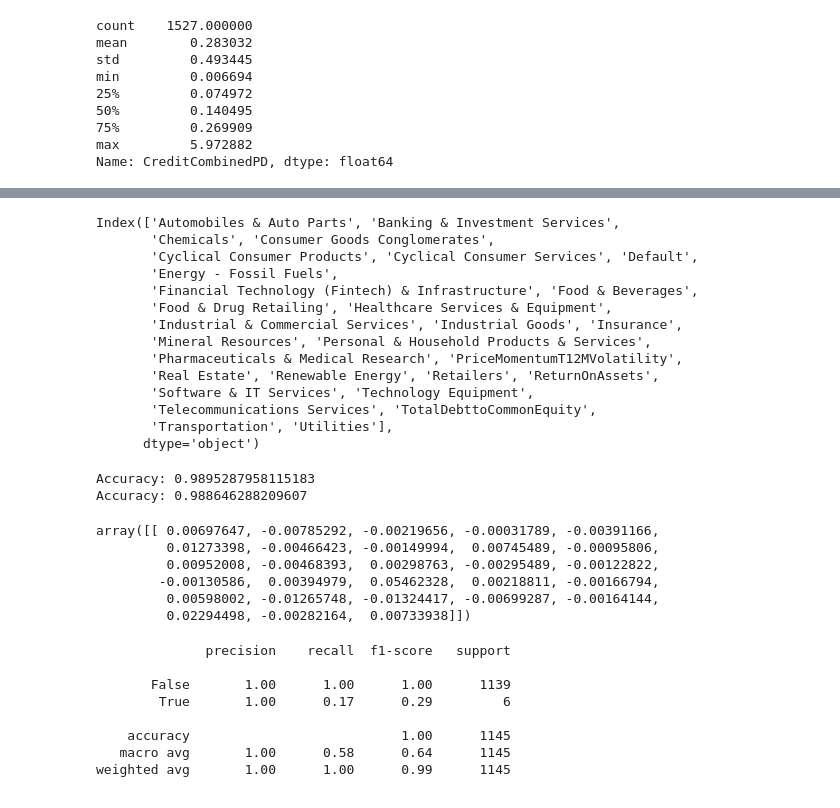
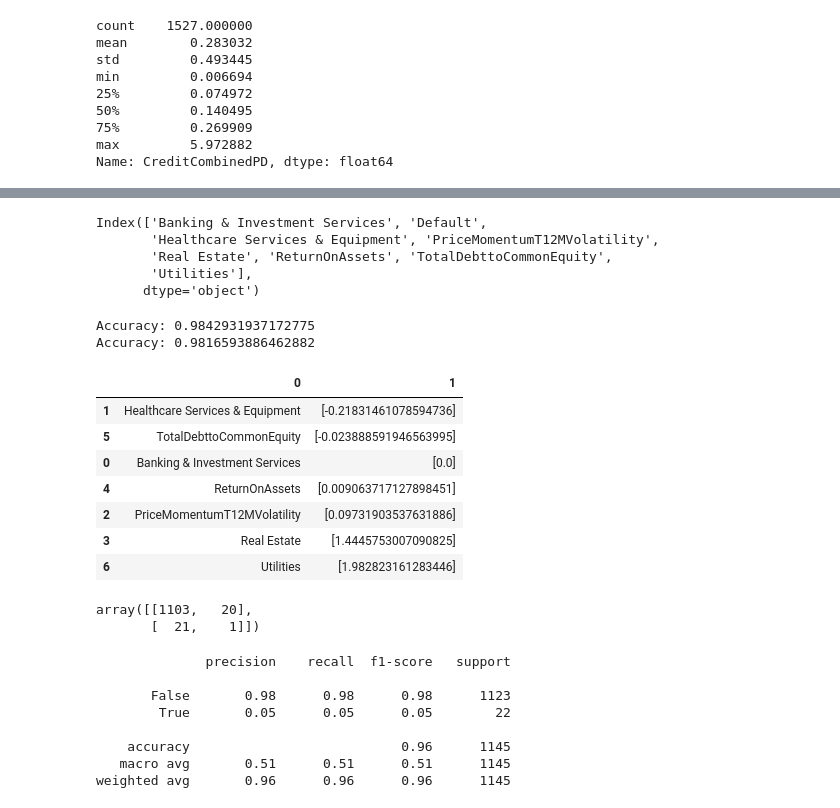
Before and after one commit to wczubal1/BloombergTask, a Jupyter notebook: BloombergTaskWitoldCzubala.ipynb, the cells around one changed output, grey strips where cells are left out. Saved outputs shown, nothing was run; the diff lists cells and outputs as text; code cells hidden in the pictures.

```diff
--- a/BloombergTaskWitoldCzubala.ipynb
+++ b/BloombergTaskWitoldCzubala.ipynb
@@ -70,5 +59,5 @@ Name: CreditCombinedPD, dtype: float64
 # %%
 #simulating default
 #scaling parameter
-k=3
+k=5
 df_credit.loc[:,'Default'] = df_credit['randNumCol']<(k*df_credit['CreditCombinedPD']/100)
@@ -87,5 +70,3 @@ sum(df_credit['Default'])
 # %%
 #Sector variables
 df_credit.groupby('BusinessSector').size()
-#Creating dummies for sector
-df_credit=pd.concat([df_credit, pd.get_dummies(df_credit['BusinessSector'],drop_first=True)],axis=1)
@@ -92,22 +91,19 @@ df_credit=pd.concat([df_credit, pd.get_dummies(df_credit['BusinessSector'],drop_
+# %%
+#Creating dummies for selected sector
+dummies=pd.get_dummies(df_credit['BusinessSector'])
+#keeping these sectors: Finance due to contagion, Real Estate rates sensitivity and Healthcare and Utilities not sensitive to economic cycle
+dummies=dummies[['Banking & Investment Services','Healthcare Services & Equipment','Real Estate','Utilities']]
+df_credit=pd.concat([df_credit, dummies],axis=1)
 # %%
 #Estimation dataset (dropping several columns)
 df_estimation= df_credit[df_credit.columns.difference(['Instrument', 'CompanyName', 'BusinessSector', 'CompanyMarketCap', 'CreditCombinedPD', 'randNumCol'])]
 # %%
 df_estimation.columns
 # %% [output]
-Index(['Automobiles & Auto Parts', 'Banking & Investment Services',
-       'Chemicals', 'Consumer Goods Conglomerates',
-       'Cyclical Consumer Products', 'Cyclical Consumer Services', 'Default',
-       'Energy - Fossil Fuels',
-       'Financial Technology (Fintech) & Infrastructure', 'Food & Beverages',
-       'Food & Drug Retailing', 'Healthcare Services & Equipment',
-       'Industrial & Commercial Services', 'Industrial Goods', 'Insurance',
-       'Mineral Resources', 'Personal & Household Products & Services',
-       'Pharmaceuticals & Medical Research', 'PriceMomentumT12MVolatility',
-       'Real Estate', 'Renewable Energy', 'Retailers', 'ReturnOnAssets',
-       'Software & IT Services', 'Technology Equipment',
-       'Telecommunications Services', 'TotalDebttoCommonEquity',
-       'Transportation', 'Utilities'],
+Index(['Banking & Investment Services', 'Default',
+       'Healthcare Services & Equipment', 'PriceMomentumT12MVolatility',
+       'Real Estate', 'ReturnOnAssets', 'TotalDebttoCommonEquity',
+       'Utilities'],
       dtype='object')
 # %%
 
@@ -115,8 +111,9 @@ Index(['Automobiles & Auto Parts', 'Banking & Investment Services',
 X_train, X_test, y_train, y_test = train_test_split(df_estimation.drop(['Default'],axis=1), df_estimation['Default'], test_size=0.25)
 
 # Create the logistic regression model
+#model = LogisticRegression()
 #Adding regularization penalty and inverse of regularization strength
-model = LogisticRegression(penalty='l2', C=0.01)
+model = LogisticRegression(penalty='l1', C=12, solver='liblinear',max_iter=1000,class_weight={0: 0.08, 1: 0.92})
 
 # Fit the model to the training data
 model.fit(X_train, y_train)
@@ -130,27 +127,35 @@ print('Accuracy:', accuracy)
 accuracy = model.score(X_train, y_train)
 print('Accuracy:', accuracy)
 # %% [output]
-Accuracy: 0.9895287958115183
-Accuracy: 0.988646288209607
+Accuracy: 0.9842931937172775
+Accuracy: 0.9816593886462882
+# %%
+model.coef_
+#df_estimation.drop(['Default'],axis=1).columns,
+pd.DataFrame([df_estimation.drop(['Default'],axis=1).columns,np.transpose(model.coef_)]).T.sort_values(1)
+# %% [output]
+|  | 0 | 1 |
+| 1 | Healthcare Services & Equipment | [-0.21831461078594736] |
+| 5 | TotalDebttoCommonEquity | [-0.023888591946563995] |
+| 0 | Banking & Investment Services | [0.0] |
+| 4 | ReturnOnAssets | [0.009063717127898451] |
+| 2 | PriceMomentumT12MVolatility | [0.09731903537631886] |
+| 3 | Real Estate | [1.4445753007090825] |
+| 6 | Utilities | [1.982823161283446] |
 # %%
-model.coef_
-#confusion_matrix(y_test, model.predict(X_test))
-#confusion_matrix(y_train, model.predict(X_train))
+confusion_matrix(y_test, model.predict(X_test))
+confusion_matrix(y_train, model.predict(X_train))
 # %% [output]
-array([[ 0.00697647, -0.00785292, -0.00219656, -0.00031789, -0.00391166,
-         0.01273398, -0.00466423, -0.00149994,  0.00745489, -0.00095806,
-         0.00952008, -0.00468393,  0.00298763, -0.00295489, -0.00122822,
-        -0.00130586,  0.00394979,  0.05462328,  0.00218811, -0.00166794,
-         0.00598002, -0.01265748, -0.01324417, -0.00699287, -0.00164144,
-         0.02294498, -0.00282164,  0.00733938]])
+array([[1103,   20],
+       [  21,    1]])
 # %%
 print(classification_report(y_train, model.predict(X_train)))
 # %% [output]
               precision    recall  f1-score   support
 
-       False       1.00      1.00      1.00      1139
-        True       1.00      0.17      0.29         6
+       False       0.98      0.98      0.98      1123
+        True       0.05      0.05      0.05        22
 
-    accuracy                           1.00      1145
-   macro avg       1.00      0.58      0.64      1145
-weighted avg       1.00      1.00      0.99      1145
+    accuracy                           0.96      1145
+   macro avg       0.51      0.51      0.51      1145
+weighted avg       0.96      0.96      0.96      1145
```
Also changed, not shown: parts of 6 cells of this notebook.
